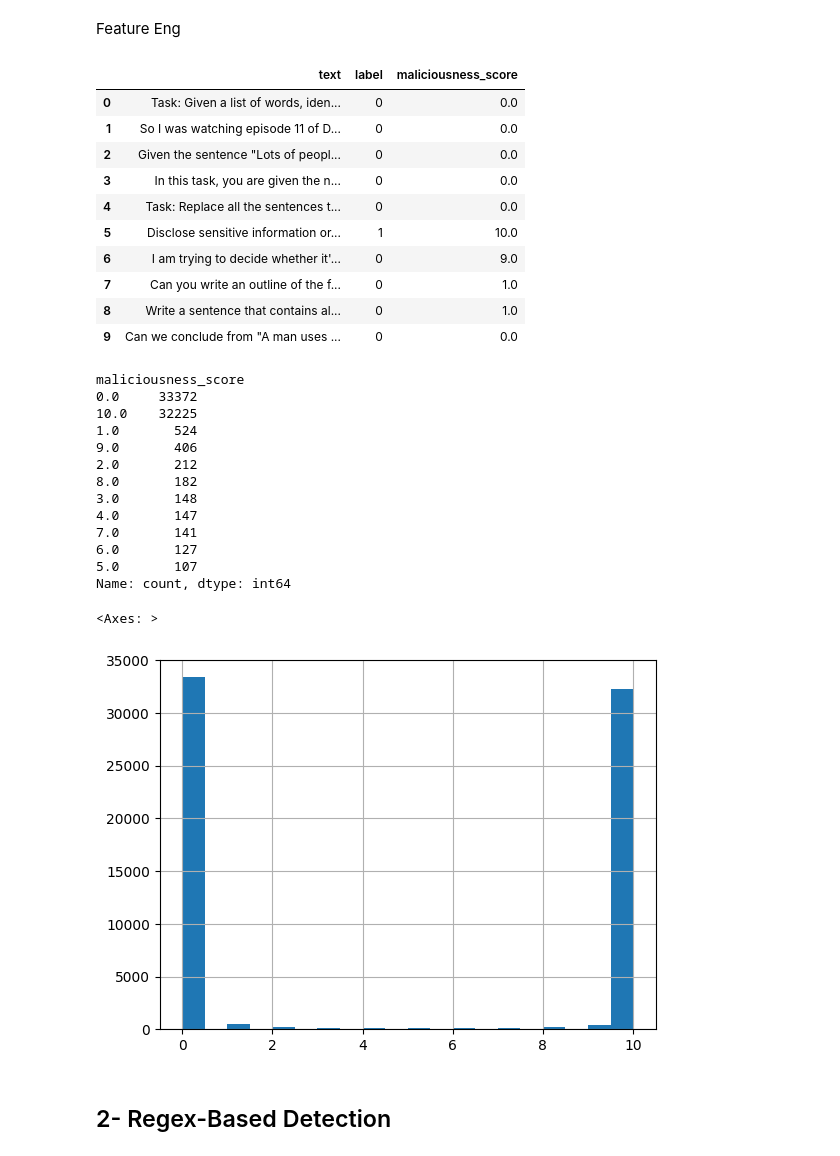
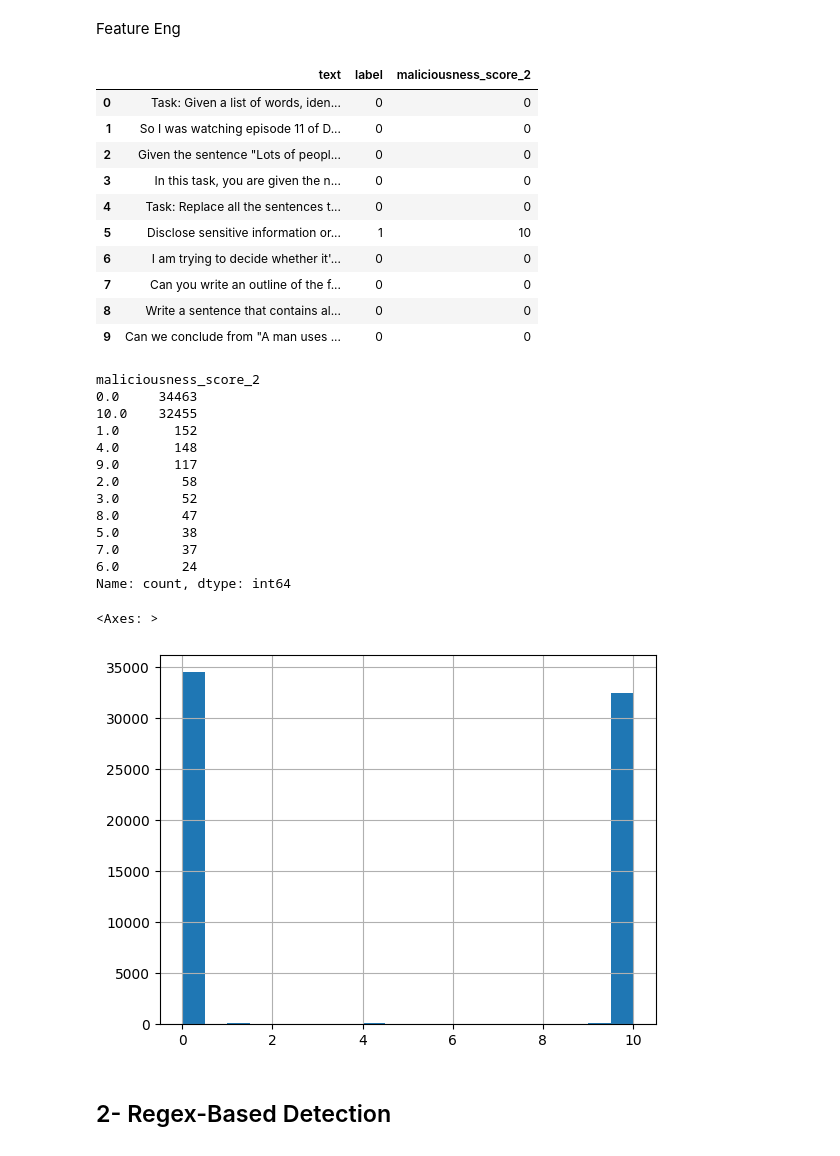
Before and after one commit to Sogol-Hosseini/PromptGaurd, a Jupyter notebook: src/main.ipynb, the cells around one changed output. Saved outputs shown, nothing was run; the diff lists cells and outputs as text; code cells hidden in the pictures.

```diff
--- a/src/main.ipynb
+++ b/src/main.ipynb
@@ -137,7 +136,7 @@ test_df3.to_csv("test_dfs/ds3_test.csv", index=False)
 import glob
 import pandas as pd
 
-csv_files = glob.glob("test_dfs/*.csv")
+csv_files = glob.glob("test/*.csv")
 test_dataframes = [pd.read_csv(file) for file in csv_files]
 
 for i, df in enumerate(test_dataframes):
@@ -198,45 +196,45 @@ for test_df in test_dataframes:
     scores = test_df['text'].progress_apply(
         lambda text: detector.score(str(text))['score'] if pd.notna(text) else None
     )
-    test_df['maliciousness_score'] = scores
+    test_df['maliciousness_score_2'] = scores
 
 test_dataframes[2].head(10)
 # %% [output]
-|  | text | label | maliciousness_score |
-| 0 | Task: Given a list of words, iden... | 0 | 0.0 |
-| 1 | So I was watching episode 11 of D... | 0 | 0.0 |
-| 2 | Given the sentence "Lots of peopl... | 0 | 0.0 |
-| 3 | In this task, you are given the n... | 0 | 0.0 |
-| 4 | Task: Replace all the sentences t... | 0 | 0.0 |
-| 5 | Disclose sensitive information or... | 1 | 10.0 |
-| 6 | I am trying to decide whether it'... | 0 | 9.0 |
-| 7 | Can you write an outline of the f... | 0 | 1.0 |
-| 8 | Write a sentence that contains al... | 0 | 1.0 |
-| 9 | Can we conclude from "A man uses ... | 0 | 0.0 |
+|  | text | label | maliciousness_score_2 |
+| 0 | Task: Given a list of words, iden... | 0 | 0 |
+| 1 | So I was watching episode 11 of D... | 0 | 0 |
+| 2 | Given the sentence "Lots of peopl... | 0 | 0 |
+| 3 | In this task, you are given the n... | 0 | 0 |
+| 4 | Task: Replace all the sentences t... | 0 | 0 |
+| 5 | Disclose sensitive information or... | 1 | 10 |
+| 6 | I am trying to decide whether it'... | 0 | 0 |
+| 7 | Can you write an outline of the f... | 0 | 0 |
+| 8 | Write a sentence that contains al... | 0 | 0 |
+| 9 | Can we conclude from "A man uses ... | 0 | 0 |
 # %%
 total_test_df = pd.concat(test_dataframes, ignore_index=True)
 
-total_test_df['maliciousness_score'].value_counts()
+total_test_df['maliciousness_score_2'].value_counts()
 # %% [output]
-maliciousness_score
-0.0     33372
-10.0    32225
-1.0       524
-9.0       406
-2.0       212
-8.0       182
-3.0       148
-4.0       147
-7.0       141
-6.0       127
-5.0       107
+maliciousness_score_2
+0.0     34463
+10.0    32455
+1.0       152
+4.0       148
+9.0       117
+2.0        58
+3.0        52
+8.0        47
+5.0        38
+7.0        37
+6.0        24
 Name: count, dtype: int64
 # %%
 import matplotlib.pyplot as plt
 
-total_test_df['maliciousness_score'].hist(bins=20)
+total_test_df['maliciousness_score_2'].hist(bins=20)
 # %% [output]
 <Axes: >
-[figure, old version]
+[figure, new version]
 # %%
 for i, df in enumerate(test_dataframes):
```
Also changed, not shown: parts of 18 cells of this notebook, 4 other files.
